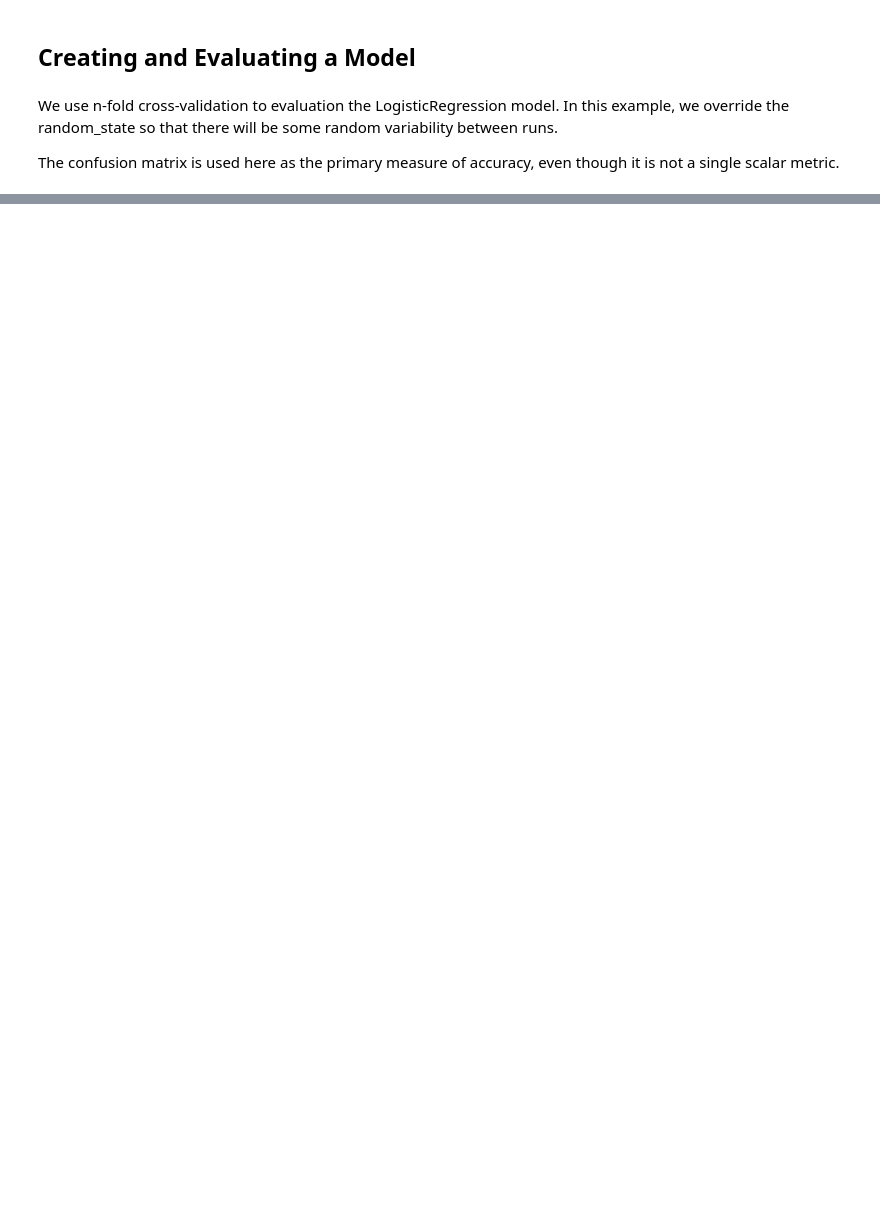
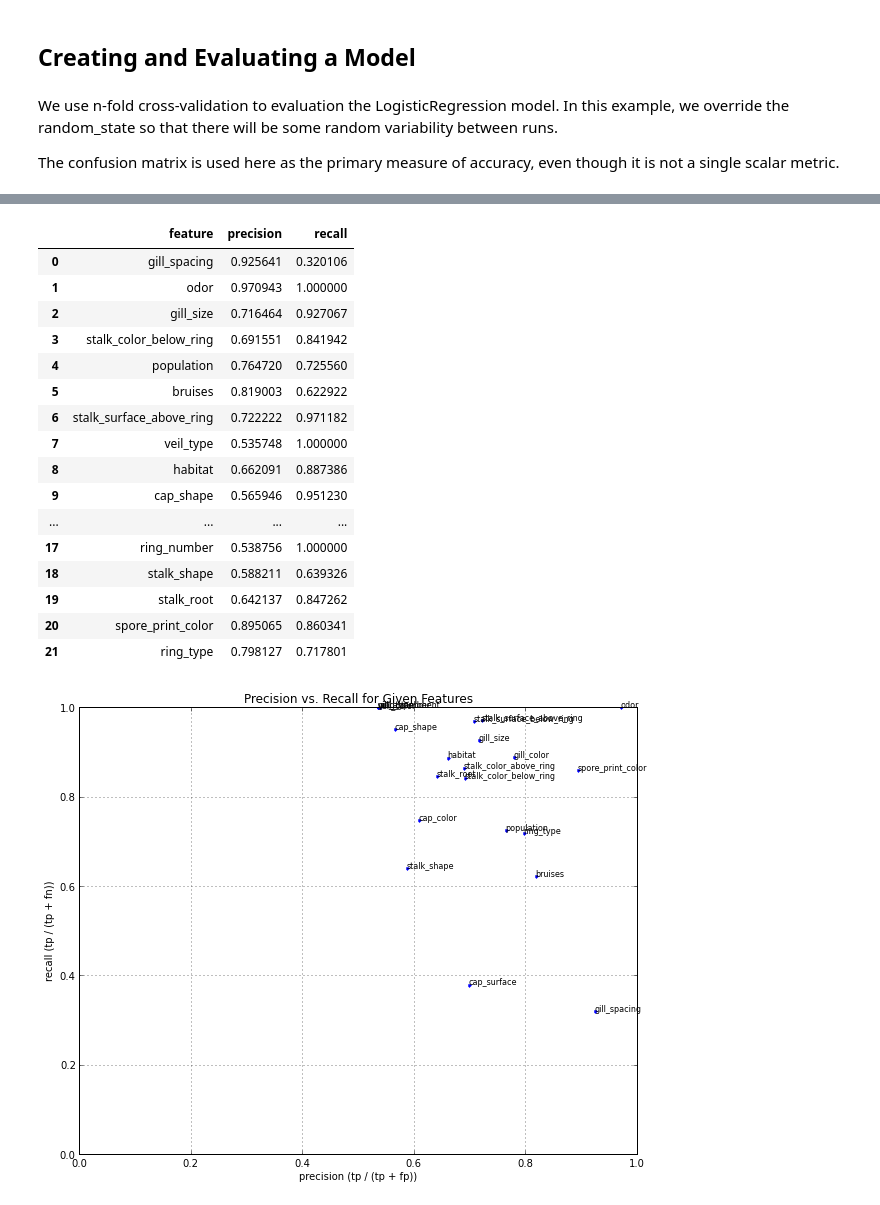
Before and after one commit to dennisobrien/GeneralAssemblyDataScience2013, a Jupyter notebook: HomeworkAssignment_04/MushroomClassification.ipynb, the cells around one changed output, grey strips where cells are left out. Drawn from its saved outputs; the diff is of its cells as text; code cells hidden in the pictures; blank space fills up the shorter version.

```diff
--- a/HomeworkAssignment_04/MushroomClassification.ipynb
+++ b/HomeworkAssignment_04/MushroomClassification.ipynb
@@ -14,9 +14,8 @@ import pandas as pd
 # %% [markdown]
 Now let's get the data.  These are in the form of Pandas dataframes.
 # %%
-column_names = mc.column_names
 data_filepath = mc.data_filepath
-X, y = mc.get_data(data_filepath, column_names)
+X, y = mc.get_data(data_filepath, mc.csv_column_names)
 # %% [markdown]
 Now that we have the dataframes, we can do some inspection.  For example, what is the break down of poisonous to edible mushrooms in our dataset?
 # %%
@@ -42,5 +33,5 @@ The dataset we are using has categorical variables for all features.  To use thi
 # %%
-X, X_encoded, vectorizer = mc.one_hot_dataframe(X, column_names[1:])
+X, X_encoded, vectorizer = mc.one_hot_dataframe(X, mc.csv_column_names[1:])
 # %%
 X_encoded.ix[0]
 # %% [output]
@@ -93,0 +74,2 @@ poisonous                 0                 3923
+# %%
+f1_confusion_matrix_dict = mc.test_n_features(X, y, mc.csv_column_names[1:], n_features=1)
@@ -93,0 +94,21 @@ poisonous                 0                 3923
+# %%
+mc.plot_confusion_matrix_dict(f1_confusion_matrix_dict)
+# %% [output]
+|  | feature | precision | recall |
+| 0 | gill_spacing | 0.925641 | 0.320106 |
+| 1 | odor | 0.970943 | 1.000000 |
+| 2 | gill_size | 0.716464 | 0.927067 |
+| 3 | stalk_color_below_ring | 0.691551 | 0.841942 |
+| 4 | population | 0.764720 | 0.725560 |
+| 5 | bruises | 0.819003 | 0.622922 |
+| 6 | stalk_surface_above_ring | 0.722222 | 0.971182 |
+| 7 | veil_type | 0.535748 | 1.000000 |
+| 8 | habitat | 0.662091 | 0.887386 |
+| 9 | cap_shape | 0.565946 | 0.951230 |
+| ... | ... | ... | ... |
+| 17 | ring_number | 0.538756 | 1.000000 |
+| 18 | stalk_shape | 0.588211 | 0.639326 |
+| 19 | stalk_root | 0.642137 | 0.847262 |
+| 20 | spore_print_color | 0.895065 | 0.860341 |
+| 21 | ring_type | 0.798127 | 0.717801 |
+[figure, added]
```
Also changed, not shown: parts of 31 cells of this notebook, 1 other file.
